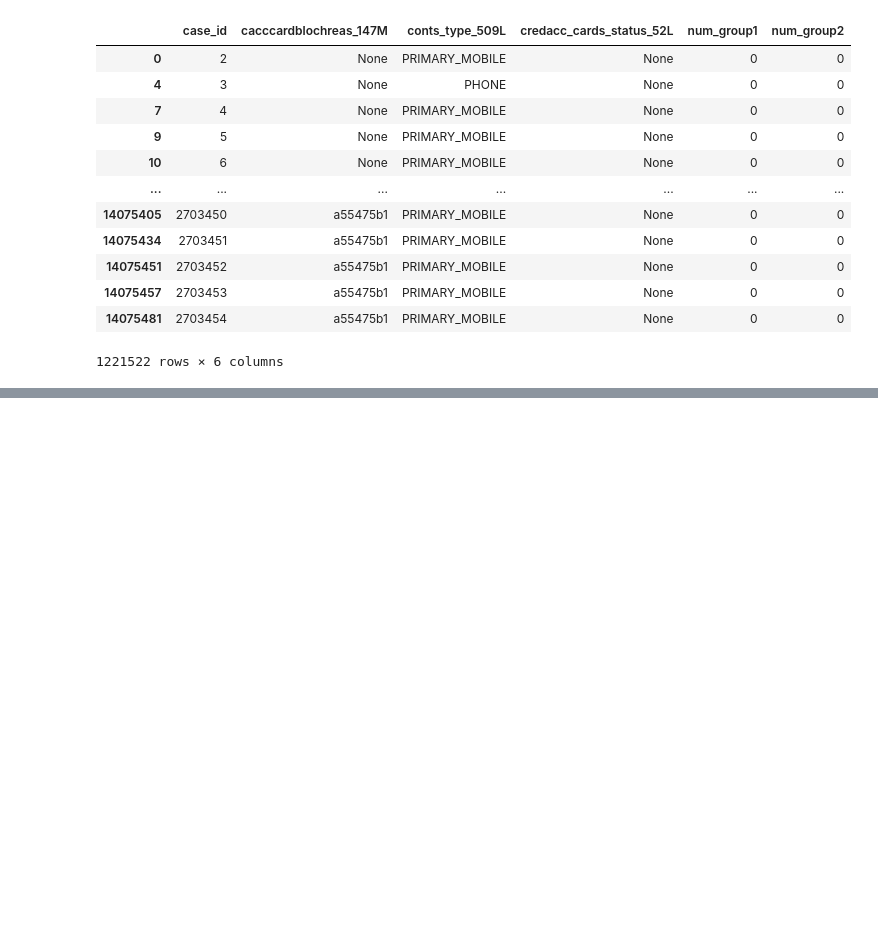
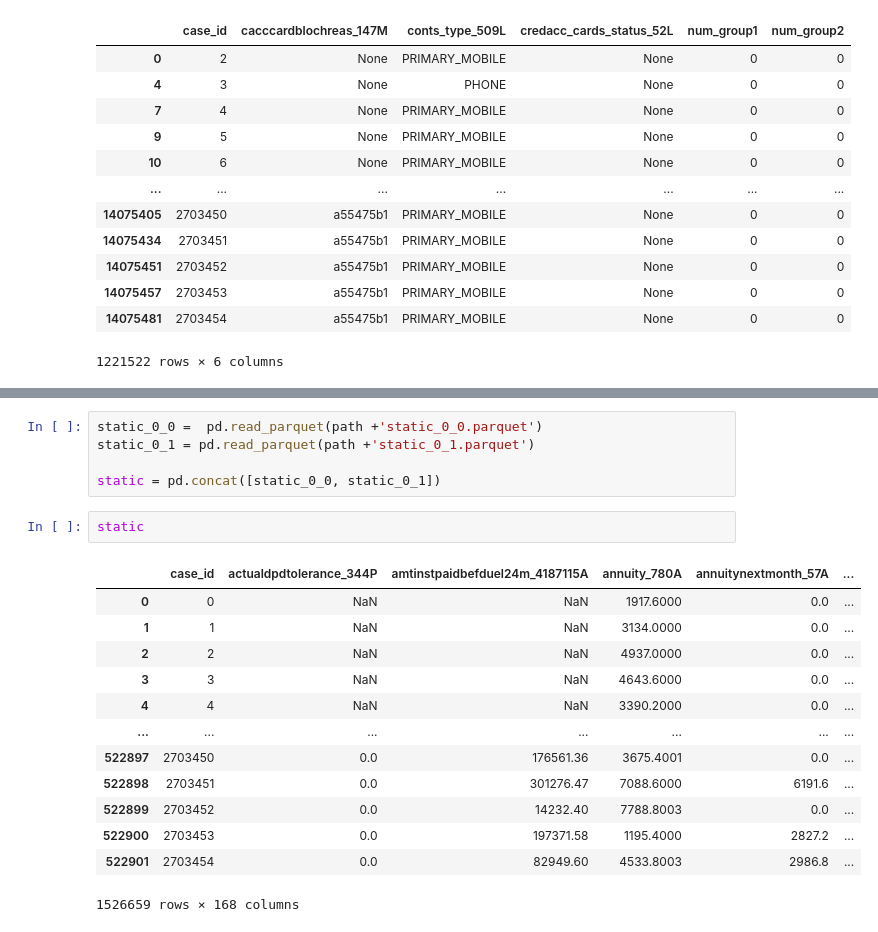
Before and after one commit to manpreetsingh227/MSc-project, a Jupyter notebook: notebooks/featureselection.ipynb, the cells around one changed output, grey strips where cells are left out. Saved outputs shown, nothing was run; the diff lists cells and outputs as text; blank space fills up the shorter version.

```diff
--- a/notebooks/featureselection.ipynb
+++ b/notebooks/featureselection.ipynb
@@ -439,0 +511,21 @@ applprev[applprev["num_group1"]==0]
+# %%
+static_0_0 =  pd.read_parquet(path +'static_0_0.parquet')
+static_0_1 = pd.read_parquet(path +'static_0_1.parquet')
+
+static = pd.concat([static_0_0, static_0_1])
+# %%
+static
+# %% [output]
+|  | case_id | actualdpdtolerance_344P | amtinstpaidbefduel24m_4187115A | annuity_780A | annuitynextmonth_57A | ... |
+| 0 | 0 | NaN | NaN | 1917.6000 | 0.0 | ... |
+| 1 | 1 | NaN | NaN | 3134.0000 | 0.0 | ... |
+| 2 | 2 | NaN | NaN | 4937.0000 | 0.0 | ... |
+| 3 | 3 | NaN | NaN | 4643.6000 | 0.0 | ... |
+| 4 | 4 | NaN | NaN | 3390.2000 | 0.0 | ... |
+| ... | ... | ... | ... | ... | ... | ... |
+| 522897 | 2703450 | 0.0 | 176561.36 | 3675.4001 | 0.0 | ... |
+| 522898 | 2703451 | 0.0 | 301276.47 | 7088.6000 | 6191.6 | ... |
+| 522899 | 2703452 | 0.0 | 14232.40 | 7788.8003 | 0.0 | ... |
+| 522900 | 2703453 | 0.0 | 197371.58 | 1195.4000 | 2827.2 | ... |
+| 522901 | 2703454 | 0.0 | 82949.60 | 4533.8003 | 2986.8 | ... |
+1526659 rows × 168 columns
```
Also changed, not shown: parts of 11 cells of this notebook.
